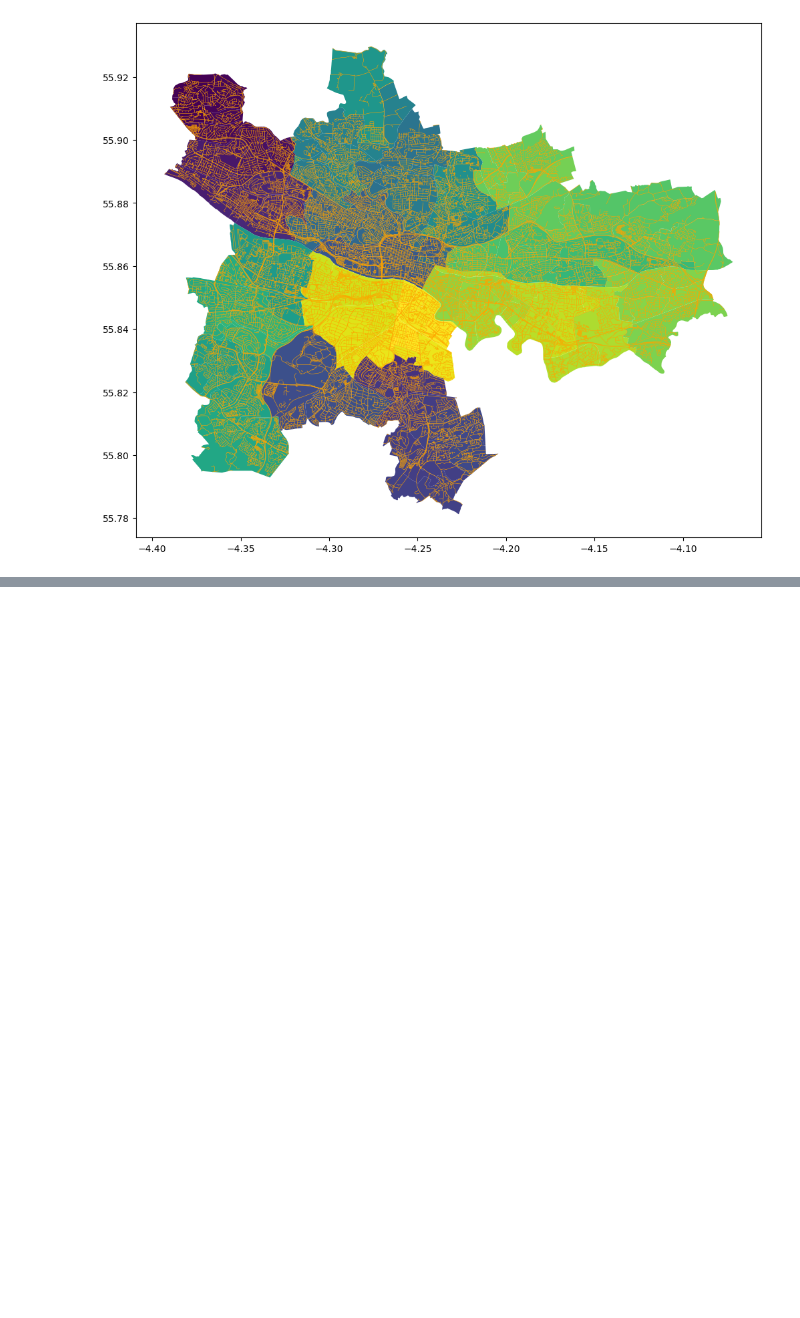
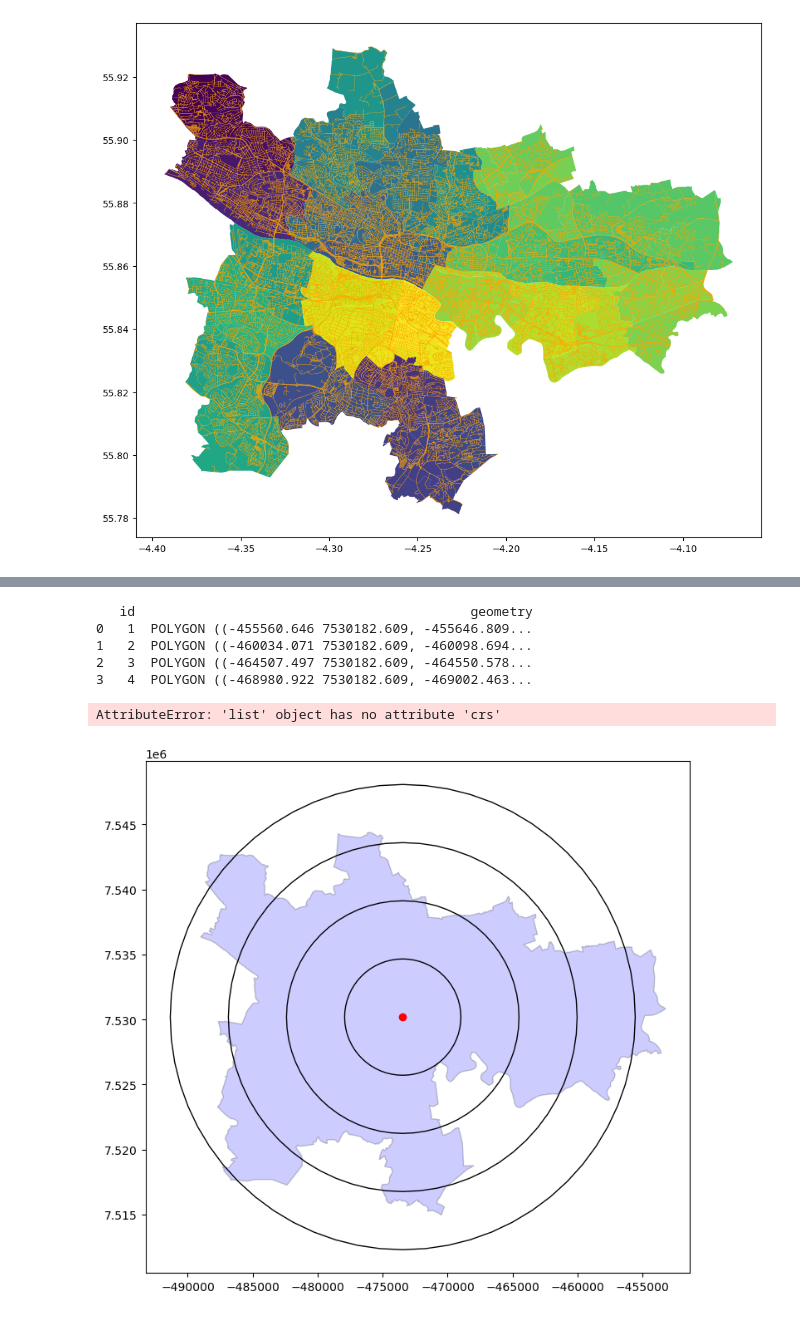
Before and after one commit to paddeaux/city_typo, a Jupyter notebook: city_typo.ipynb, the cells around one changed output, grey strips where cells are left out. Drawn from its saved outputs; the diff is of its cells as text; code cells hidden in the pictures; blank space fills up the shorter version.

```diff
--- a/city_typo.ipynb
+++ b/city_typo.ipynb
@@ -66,0 +67,69 @@ plt.show
+# %%
+def n_buffer(n, poly):
+    poly_r = (poly.bounds.maxx[0] - poly.bounds.minx[0])/2
+    poly_c = (poly.centroid.x[0], poly.centroid.y[0])
+    a = Point([poly.centroid.x, poly.centroid.y+poly_r])
+    vertices = [a]
+    for i in range(n):
+        vertices.append(affinity.rotate(a, (360/n)*(i+1), origin=poly_c))
+    print("vertices:", vertices)
+    return gpd.GeoSeries(Polygon(vertices))
+
+def n_buffer_lines(n, poly, rot=0):
+    poly_r = (poly.bounds.maxx[0] - poly.bounds.minx[0]) * 0.75
+    poly_c = (poly.centroid.x[0], poly.centroid.y[0])
+    a = affinity.rotate(Point([poly.centroid.x, poly.centroid.y+poly_r]), rot, origin=poly_c)
+    lines = [LineString([poly_c,[a.x, a.y]])]
+    for i in range(n):
+        vert_rotate = affinity.rotate(a, (360/n)*(i+1), origin=poly_c)
+        lines.append(LineString([poly_c, [vert_rotate.x, vert_rotate.y]]))
+    print("lines:", lines)
+    return gpd.GeoSeries(lines)
+
+def n_radial(n, poly, rot=0):
+    poly_r = (poly.bounds.maxx[0] - poly.bounds.minx[0])/2
+    poly_c = (poly.centroid.x[0], poly.centroid.y[0])
+    buffer = poly.centroid.buffer(poly_r/2)
+    a = affinity.rotate(Point([poly.centroid.x, poly.centroid.y+poly_r]), rot, origin=poly_c)
+    lines = [LineString([poly_c,[a.x, a.y]])]
+    vertices = [a]
+    for i in range(n):
+        vert_rotate = affinity.rotate(a, (360/n)*(i+1), origin=poly_c)
+        vertices.append(vert_rotate)
+        lines.append(LineString([poly_c, [vert_rotate.x, vert_rotate.y]]))
+
+    return MultiLineString(lines)
+
+glasgow_r = (glasgow.bounds.maxx[0] - glasgow.bounds.minx[0])/2
+glasgow_c = (glasgow.centroid.x[0], glasgow.centroid.y[0])
+c = Point([glasgow.centroid.x, glasgow.centroid.y+glasgow_r])
+
+line = gpd.GeoDataFrame(geometry=gpd.GeoSeries(n_radial(7, glasgow, 10), crs=3857))
+
+fig, ax = plt.subplots(1,1,figsize=(10,8))
+glasgow.plot(ax=ax, edgecolor='black', facecolor='blue', alpha=0.2)
+glasgow.centroid.plot(ax=ax, color='red')
+glasgow.centroid.buffer(glasgow_r).plot(ax=ax, facecolor='none')
+glasgow.centroid.buffer(glasgow_r*0.75).plot(ax=ax, facecolor='none')
+glasgow.centroid.buffer(glasgow_r*0.5).plot(ax=ax, facecolor='none')
+glasgow.centroid.buffer(glasgow_r*0.25).plot(ax=ax, facecolor='none')
+
+
+buff = glasgow.centroid.buffer(glasgow_r)[0]
+
+buff_list = [glasgow.centroid.buffer(glasgow_r * (1 - i*0.25))[0] for i in range(4)]
+
+
+test_gdf = gpd.overlay(line, buff_list, keep_geom_type=False)
+
+print(test_gdf)
+
+test_gdf.plot(ax=ax, facecolor='pink', edgecolor='white')
+# %% [output]
+   id                                           geometry
+0   1  POLYGON ((-455560.646 7530182.609, -455646.809...
+1   2  POLYGON ((-460034.071 7530182.609, -460098.694...
+2   3  POLYGON ((-464507.497 7530182.609, -464550.578...
+3   4  POLYGON ((-468980.922 7530182.609, -469002.463...
+AttributeError: 'list' object has no attribute 'crs'
+[figure, added]
```
Also changed, not shown: parts of 5 cells of this notebook.
